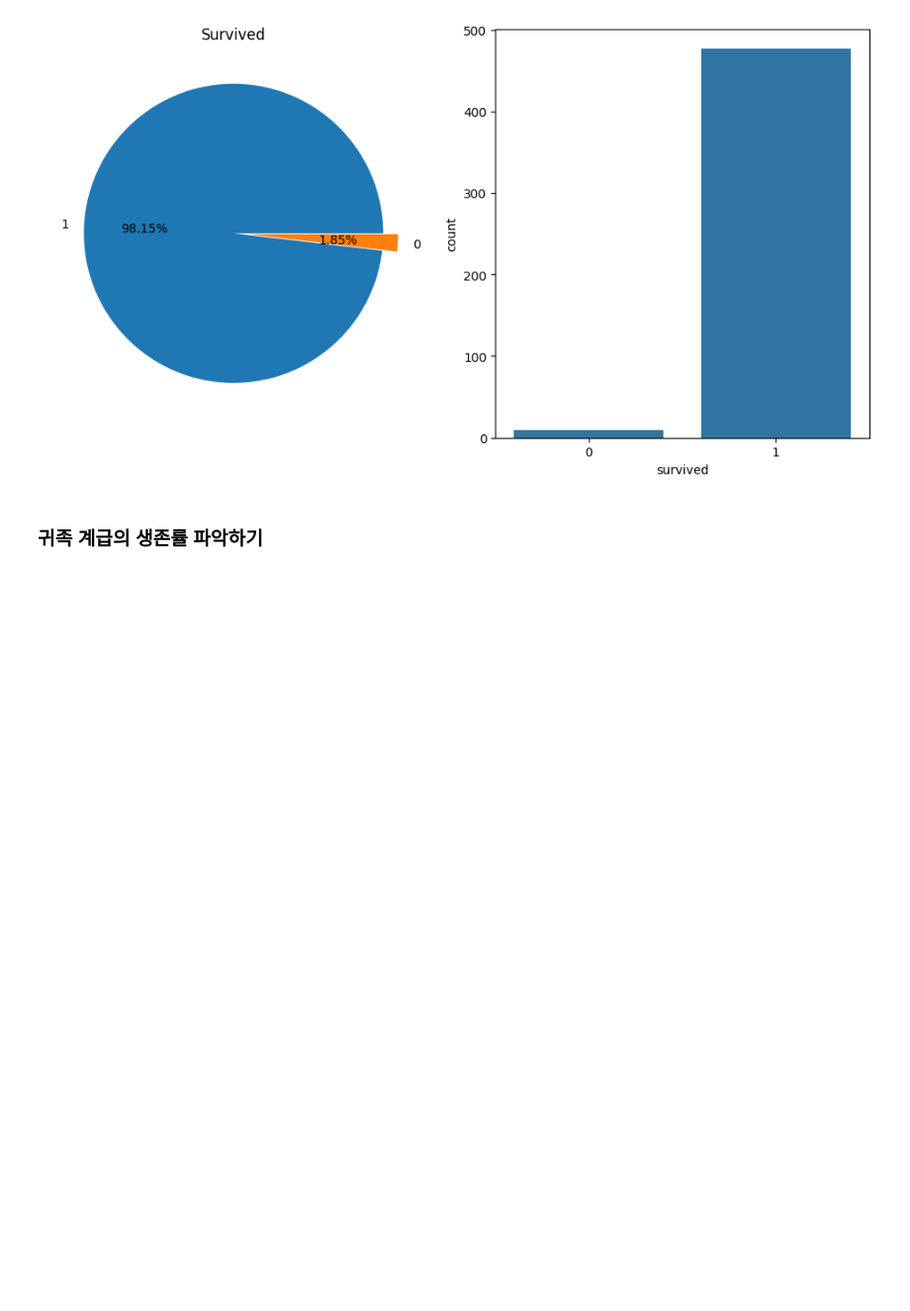
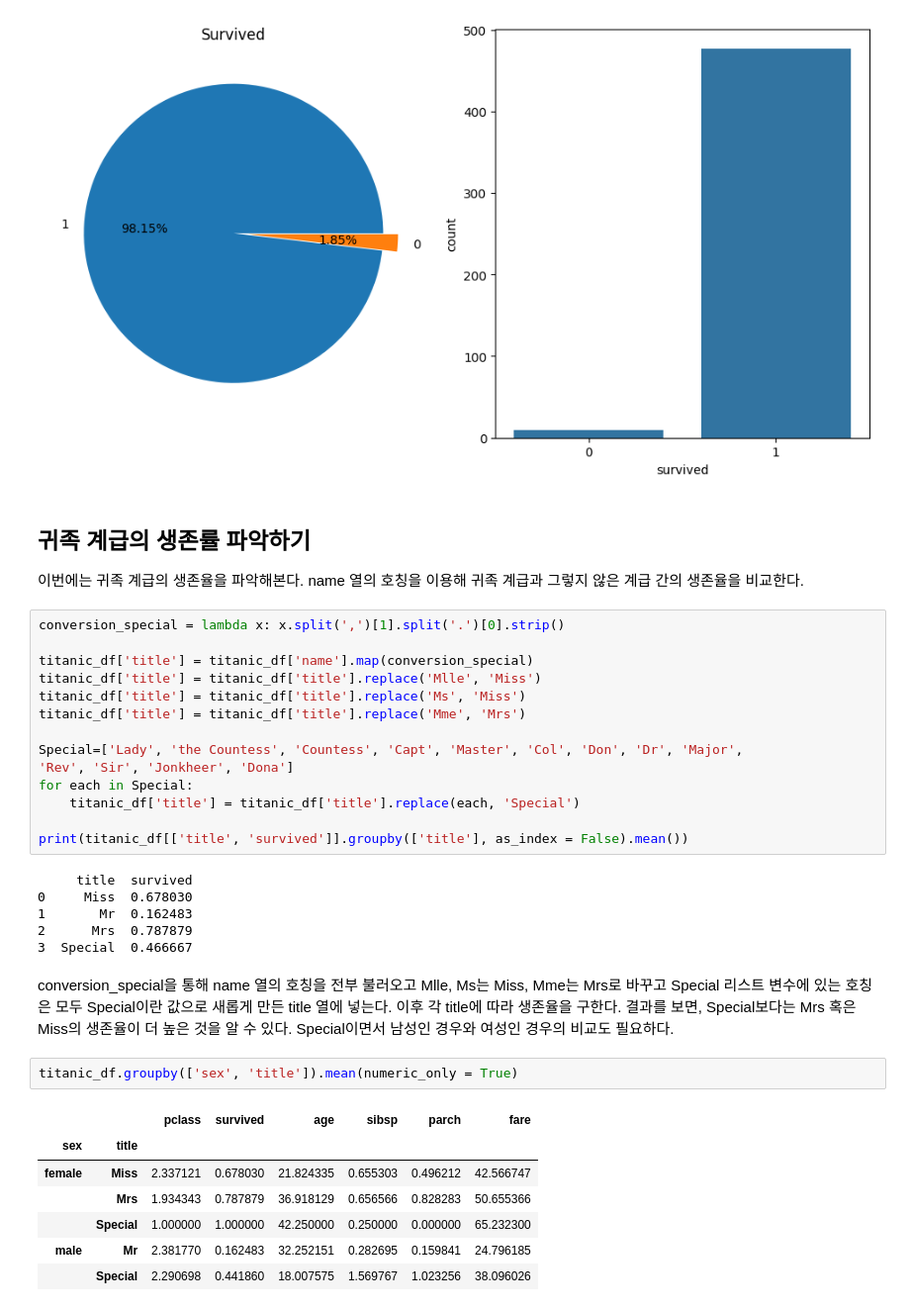
Before and after one commit to khangte/lgup6, a Jupyter notebook: lab02/chapter7/titanic_1.ipynb, the cells around one changed output. Shown at 99% size. Cells and saved outputs as stored; diff of their text form; blank space fills up the shorter version.

```diff
--- a/lab02/chapter7/titanic.ipynb
+++ b/lab02/chapter7/titanic_1.ipynb
@@ -143,4 +144,37 @@ plt.show()
 # %% [output]
 [figure]
 # %% [markdown]
-### 귀족 계급의 생존률 파악하기
+## 귀족 계급의 생존률 파악하기
+이번에는 귀족 계급의 생존율을 파악해본다. name 열의 호칭을 이용해 귀족 계급과 그렇지 않은 계급 간의 생존율을 비교한다.
+# %%
+conversion_special = lambda x: x.split(',')[1].split('.')[0].strip()
+
+titanic_df['title'] = titanic_df['name'].map(conversion_special)
+titanic_df['title'] = titanic_df['title'].replace('Mlle', 'Miss')
+titanic_df['title'] = titanic_df['title'].replace('Ms', 'Miss')
+titanic_df['title'] = titanic_df['title'].replace('Mme', 'Mrs')
+
+Special=['Lady', 'the Countess', 'Countess', 'Capt', 'Master', 'Col', 'Don', 'Dr', 'Major',
+'Rev', 'Sir', 'Jonkheer', 'Dona']
+for each in Special:
+    titanic_df['title'] = titanic_df['title'].replace(each, 'Special')
+
+print(titanic_df[['title', 'survived']].groupby(['title'], as_index = False).mean())
+# %% [output]
+     title  survived
+0     Miss  0.678030
+1       Mr  0.162483
+2      Mrs  0.787879
+3  Special  0.466667
+# %% [markdown]
+conversion_special을 통해 name 열의 호칭을 전부 불러오고 Mlle, Ms는 Miss, Mme는 Mrs로 바꾸고 Special 리스트 변수에 있는 호칭은 모두 Special이란 값으로 새롭게 만든 title 열에 넣는다. 이후 각 title에 따라 생존율을 구한다. 결과를 보면, Special보다는 Mrs 혹은 Miss의 생존율이 더 높은 것을 알 수 있다. Special이면서 남성인 경우와 여성인 경우의 비교도 필요하다.
+# %%
+titanic_df.groupby(['sex', 'title']).mean(numeric_only = True)
+# %% [output]
+|  |  | pclass | survived | age | sibsp | parch | fare |
+| sex | title |  |  |  |  |  |  |
+| female | Miss | 2.337121 | 0.678030 | 21.824335 | 0.655303 | 0.496212 | 42.566747 |
+|  | Mrs | 1.934343 | 0.787879 | 36.918129 | 0.656566 | 0.828283 | 50.655366 |
+|  | Special | 1.000000 | 1.000000 | 42.250000 | 0.250000 | 0.000000 | 65.232300 |
+| male | Mr | 2.381770 | 0.162483 | 32.252151 | 0.282695 | 0.159841 | 24.796185 |
+|  | Special | 2.290698 | 0.441860 | 18.007575 | 1.569767 | 1.023256 | 38.096026 |
```
Also changed, not shown: parts of 4 cells of this notebook, 8 other files.
